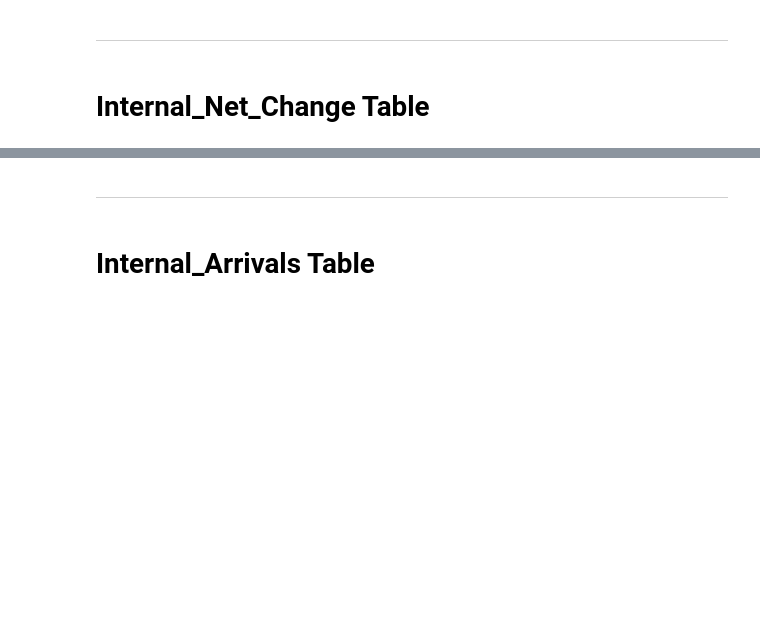
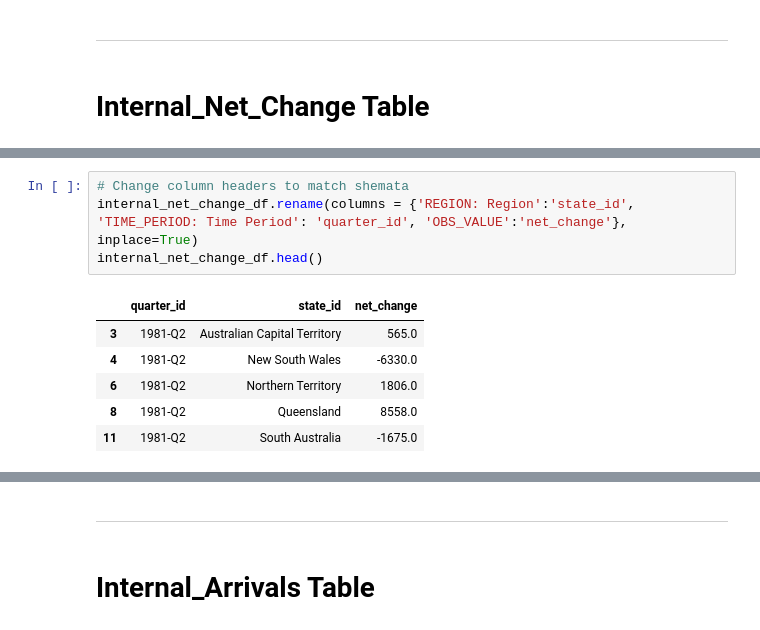
Before and after one commit to jonowood/Project_2, a Jupyter notebook: ETL/Clean_Test.ipynb, the cells around one changed output, grey strips where cells are left out. Drawn from its saved outputs; the diff is of its cells as text; blank space fills up the shorter version.

```diff
--- a/ETL/Clean_Test.ipynb
+++ b/ETL/Clean_Test.ipynb
@@ -297,0 +320,11 @@ average_earnings_df.head()
+# %%
+# Change column headers to match shemata
+internal_net_change_df.rename(columns = {'REGION: Region':'state_id', 'TIME_PERIOD: Time Period': 'quarter_id', 'OBS_VALUE':'net_change'}, inplace=True)
+internal_net_change_df.head()
+# %% [output]
+|  | quarter_id | state_id | net_change |
+| 3 | 1981-Q2 | Australian Capital Territory | 565.0 |
+| 4 | 1981-Q2 | New South Wales | -6330.0 |
+| 6 | 1981-Q2 | Northern Territory | 1806.0 |
+| 8 | 1981-Q2 | Queensland | 8558.0 |
+| 11 | 1981-Q2 | South Australia | -1675.0 |
```
Also changed, not shown: parts of 6 cells of this notebook.
